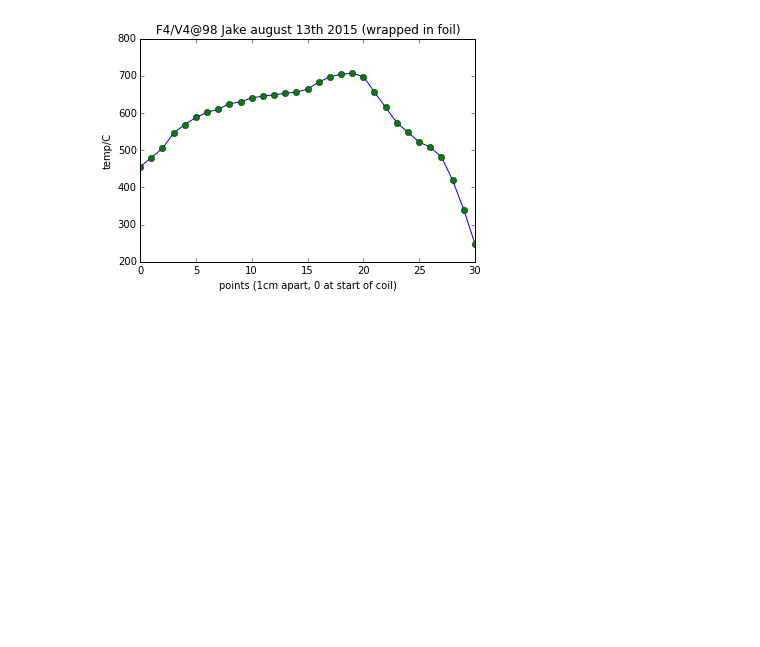
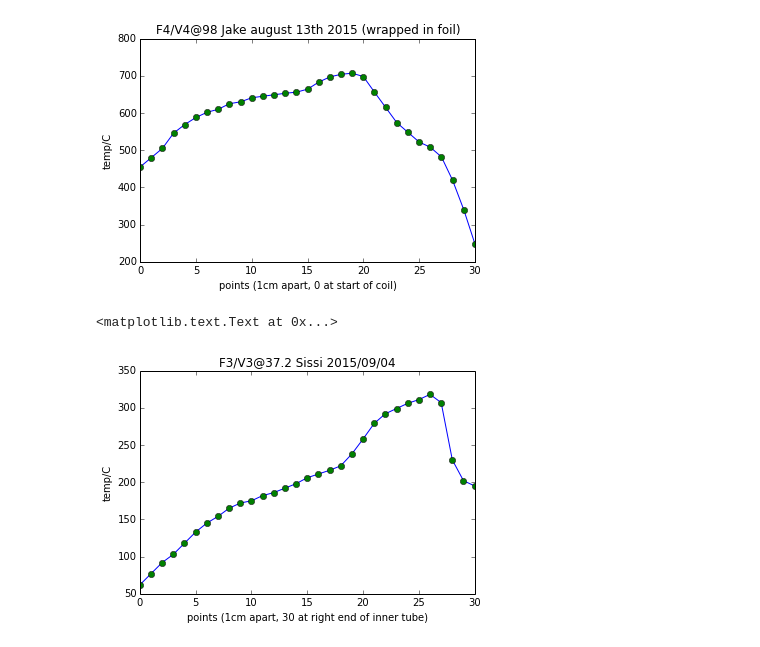
Before and after one commit to sissiwxy/furnaceTempLog, a Jupyter notebook: furnaceTempLog.ipynb, the cells around one changed output. Saved outputs shown, nothing was run; the diff lists cells and outputs as text; code cells hidden in the pictures; blank space fills up the shorter version.

Commit message:
added new temp profile for F3/V3

```diff
--- a/furnaceTempLog.ipynb
+++ b/furnaceTempLog.ipynb
@@ -154,3 +154,18 @@ plt.ylabel("temp/C")
 [figure]
 # %%
 #yolo
+# %%
+#Sissi September 4th 2015
+#Changed F3/V3 such that highest temp <335C
+#on the variac: 6 ticks past the 30 mark; linearly interpolate and call it 37.2
+points = range(31)
+F4 = [62, 77, 92, 103, 118, 133, 145, 154, 165, 172, 175, 182, 186, 192, 198, 206,
+      211, 216, 222, 238, 258, 279, 292, 299, 306, 311, 318, 307, 230, 202, 195]
+plt.plot(points, F4)
+plt.plot(points, F4, "o")
+plt.title("F3/V3@37.2 Sissi 2015/09/04")
+plt.xlabel("points (1cm apart, 30 at right end of inner tube)")
+plt.ylabel("temp/C")
+# %% [output]
+<matplotlib.text.Text at 0x...>
+[figure, added]
```
